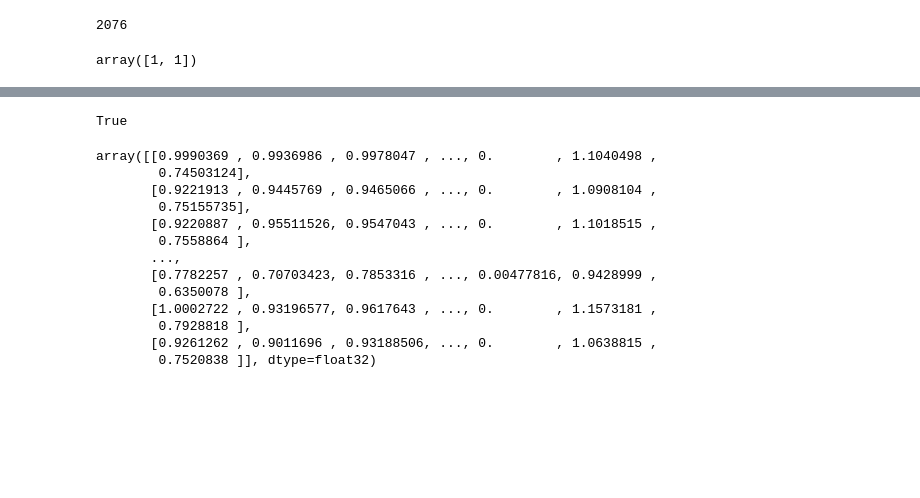
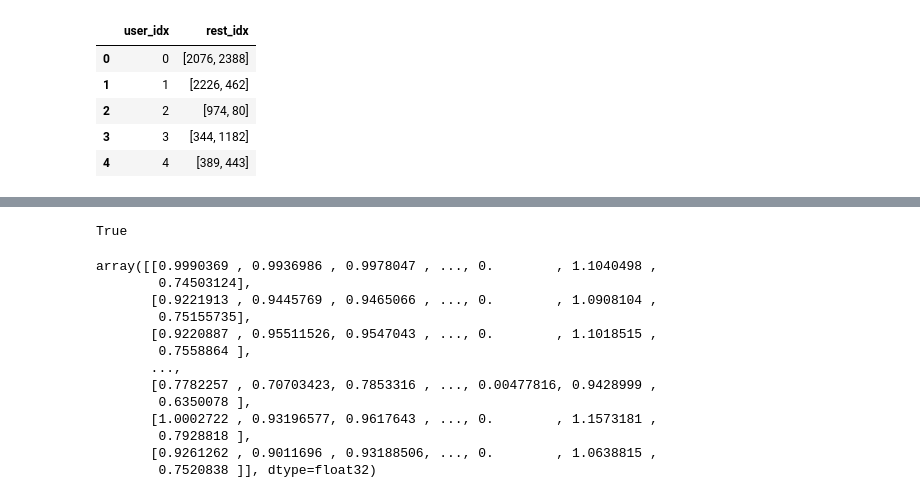
Before and after one commit to boostcampaitech4lv23recsys1/level3_productserving-level3-recsys-04, a Jupyter notebook: model/cos_sim/AutoRec_ksy.ipynb, the cells around one changed output, grey strips where cells are left out. Drawn from its saved outputs; the diff is of its cells as text; code cells hidden in the pictures; blank space fills up the shorter version.

```diff
--- a/model/cos_sim/AutoRec_ksy.ipynb
+++ b/model/cos_sim/AutoRec_ksy.ipynb
@@ -43,15 +43,15 @@ data['rest_idx'] = data['rest_code'].map(item2idx)
 # %%
 train['rating'] = 1
 train = train[['user_idx', 'rest_idx', 'rating']]
 
 test['rating'] = 1
 test = test[['user_idx', 'rest_idx', 'rating']]
+test = test.groupby('user_idx')['rest_idx'].unique().to_frame().reset_index()
+test.head()
+# %% [output]
+|  | user_idx | rest_idx |
+| 0 | 0 | [2076, 2388] |
+| 1 | 1 | [2226, 462] |
+| 2 | 2 | [974, 80] |
+| 3 | 3 | [344, 1182] |
+| 4 | 4 | [389, 443] |
-# %%
-test['rest_idx'][0]
-# %% [output]
-2076
-# %%
-a = np.array([[1,1],[2,3]])
-a[0]
-# %% [output]
-array([1, 1])
```
Also changed, not shown: parts of 13 cells of this notebook.
